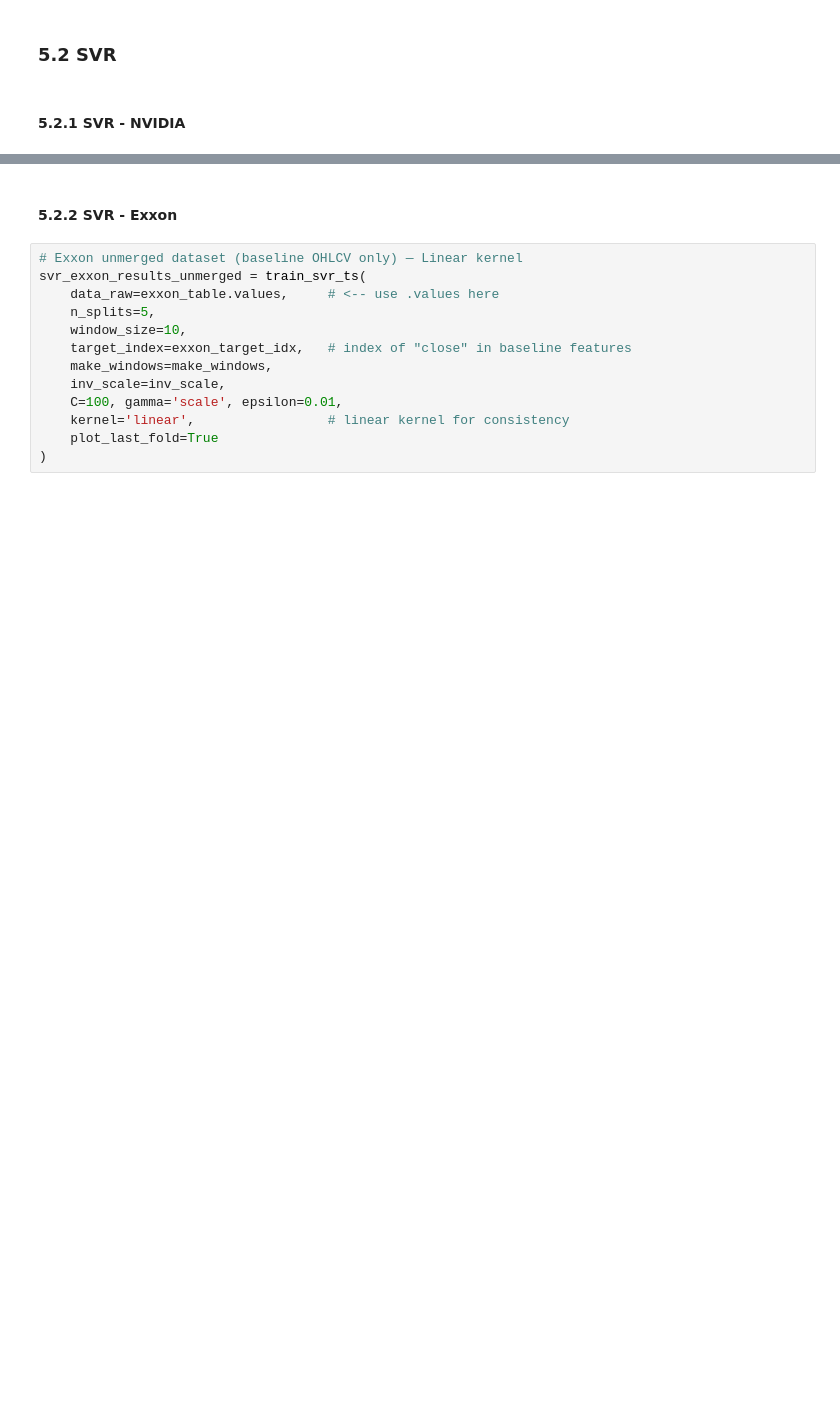
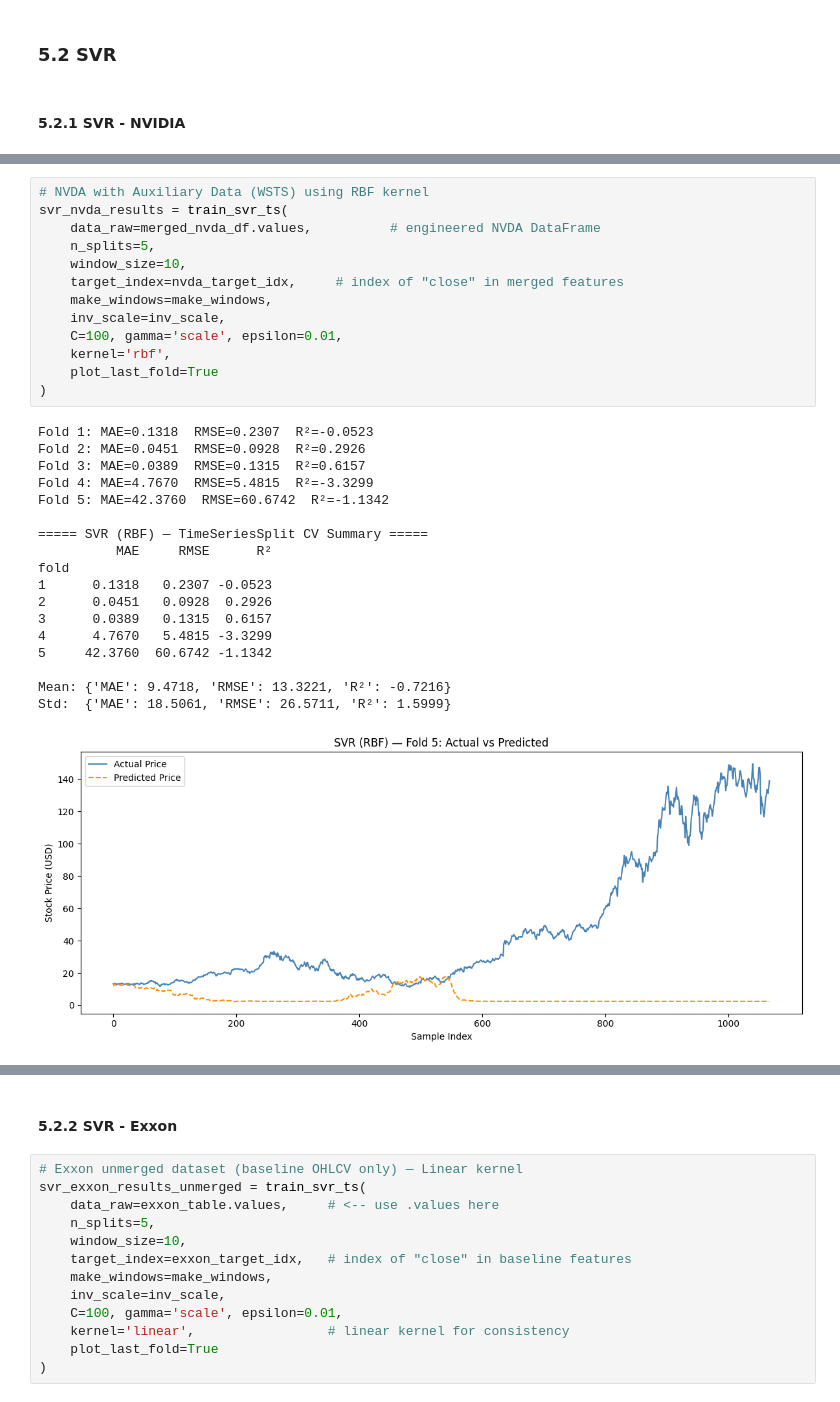
Before and after one commit to IntelligentSystemsProject/Stock-Market-Project, a Jupyter notebook: project.ipynb, the cells around one changed output, grey strips where cells are left out. Cells and saved outputs as stored; diff of their text form; blank space fills up the shorter version.

```diff
--- a/project.ipynb
+++ b/project.ipynb
@@ -1631,6 +1632,38 @@ fold
 Mean: {'MAE': 0.2713, 'RMSE': 0.481, 'R²': 0.995}
 Std:  {'MAE': 0.5339, 'RMSE': 0.9615, 'R²': 0.0032}
 [figure]
+# %%
+# NVDA with Auxiliary Data (WSTS) using RBF kernel
+svr_nvda_results = train_svr_ts(
+    data_raw=merged_nvda_df.values,          # engineered NVDA DataFrame
+    n_splits=5,
+    window_size=10,
+    target_index=nvda_target_idx,     # index of "close" in merged features
+    make_windows=make_windows,
+    inv_scale=inv_scale,
+    C=100, gamma='scale', epsilon=0.01,
+    kernel='rbf',
+    plot_last_fold=True
+)
+# %% [output]
+Fold 1: MAE=0.1318  RMSE=0.2307  R²=-0.0523
+Fold 2: MAE=0.0451  RMSE=0.0928  R²=0.2926
+Fold 3: MAE=0.0389  RMSE=0.1315  R²=0.6157
+Fold 4: MAE=4.7670  RMSE=5.4815  R²=-3.3299
+Fold 5: MAE=42.3760  RMSE=60.6742  R²=-1.1342
+
+===== SVR (RBF) — TimeSeriesSplit CV Summary =====
+          MAE     RMSE      R²
+fold
+1      0.1318   0.2307 -0.0523
+2      0.0451   0.0928  0.2926
+3      0.0389   0.1315  0.6157
+4      4.7670   5.4815 -3.3299
+5     42.3760  60.6742 -1.1342
+
+Mean: {'MAE': 9.4718, 'RMSE': 13.3221, 'R²': -0.7216}
+Std:  {'MAE': 18.5061, 'RMSE': 26.5711, 'R²': 1.5999}
+[figure, added]
 # %%
 # NVDA with Auxiliary Data (WSTS)
 svr_nvda_results_aux = train_svr_ts(
```
Also changed, not shown: parts of 18 cells of this notebook.
